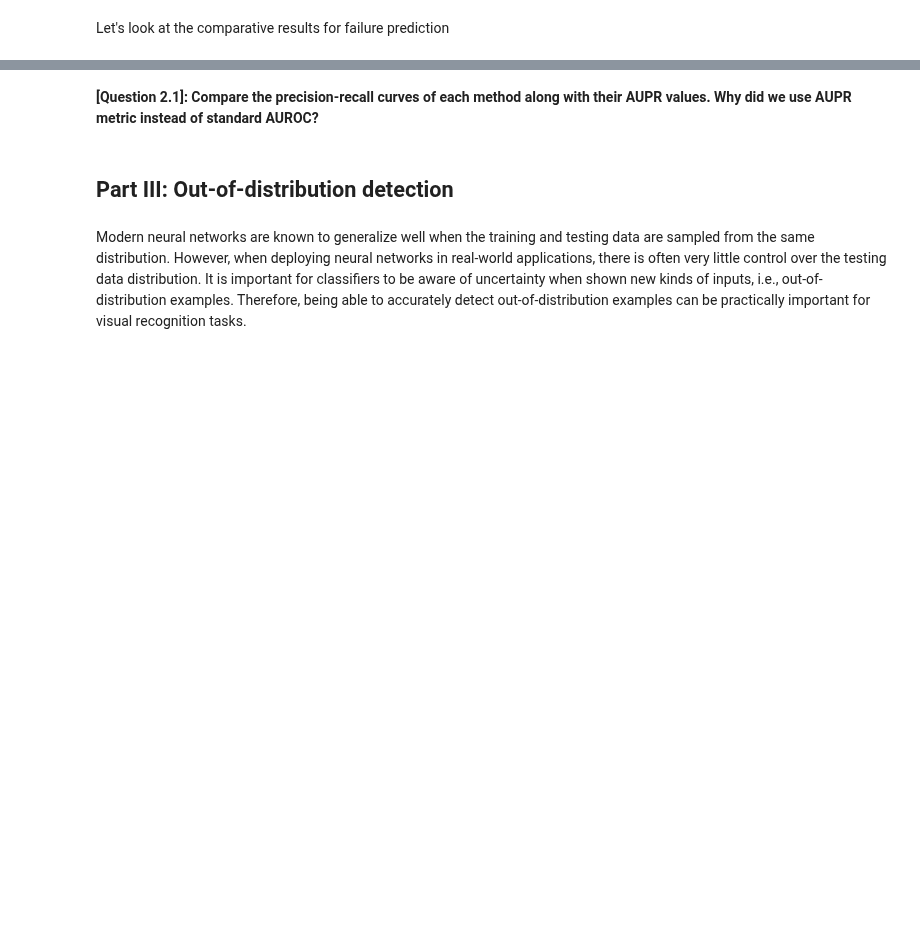
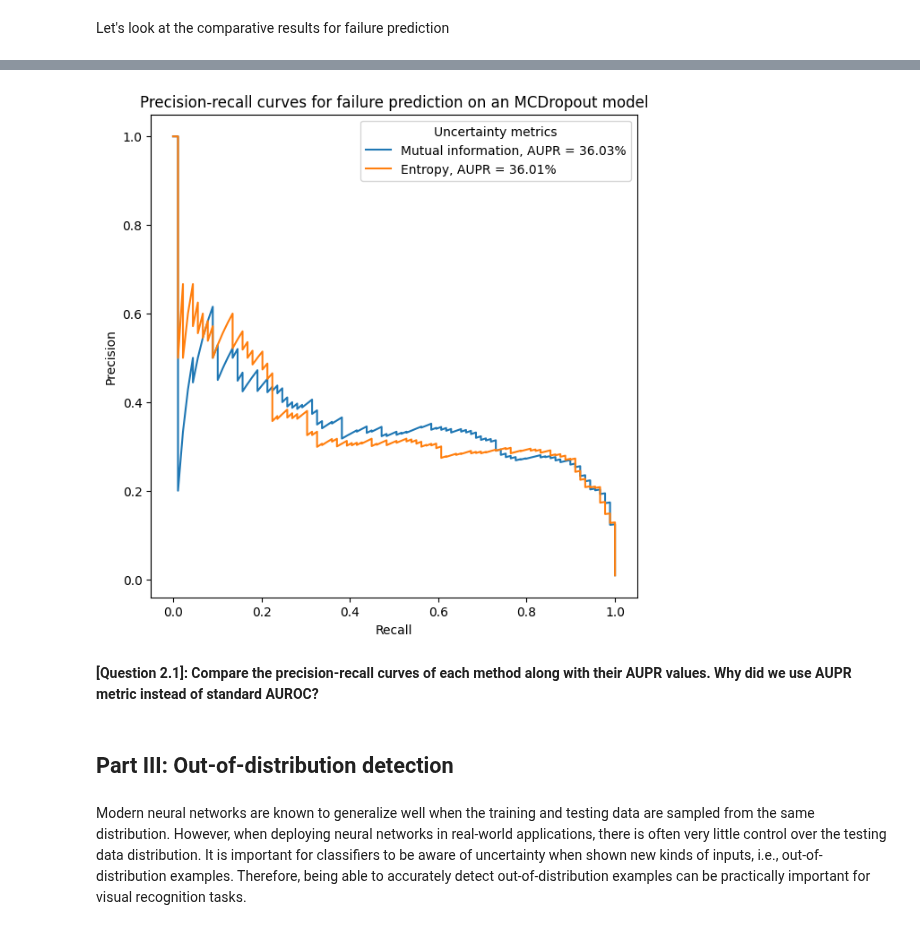
Before and after one commit to CharlesAttend/M2-DAC, a Jupyter notebook: RDFIA/TME/Section3/3_c_Uncertainty_Applications.ipynb, the cells around one changed output, grey strips where cells are left out. Saved outputs shown, nothing was run; the diff lists cells and outputs as text; code cells hidden in the pictures; blank space fills up the shorter version.

```diff
--- a/RDFIA/TME/Section3/3_c_Uncertainty_Applications.ipynb
+++ b/RDFIA/TME/Section3/3_c_Uncertainty_Applications.ipynb
@@ -657,3 +710,19 @@ plt.show()
+# %%
+plt.figure(figsize=(7, 7))
+plt.plot(
+    recall_mut_inf,
+    precision_mut_inf,
+    label=f"Mutual information, AUPR = {aupr_mut_inf:.2%}",
+)
+plt.plot(recall_ent, precision_ent, label=f"Entropy, AUPR = {aupr_ent:.2%}")
+plt.title("Precision-recall curves for failure prediction on an MCDropout model")
+plt.xlabel("Recall")
+plt.ylabel("Precision")
+plt.legend(title="Uncertainty metrics")
+plt.savefig("figs/3c/failure_aupr_entropy_vs_mut_inf.pdf", dpi=100, bbox_inches="tight")
+plt.show()
+# %% [output]
+[figure, added]
 # %% [markdown]
 **[Question 2.1]: Compare the precision-recall curves of each method along with their AUPR values. Why did we use AUPR metric instead of standard AUROC?**
 # %% [markdown]
```
Also changed, not shown: parts of 27 cells of this notebook, 13 other files.
